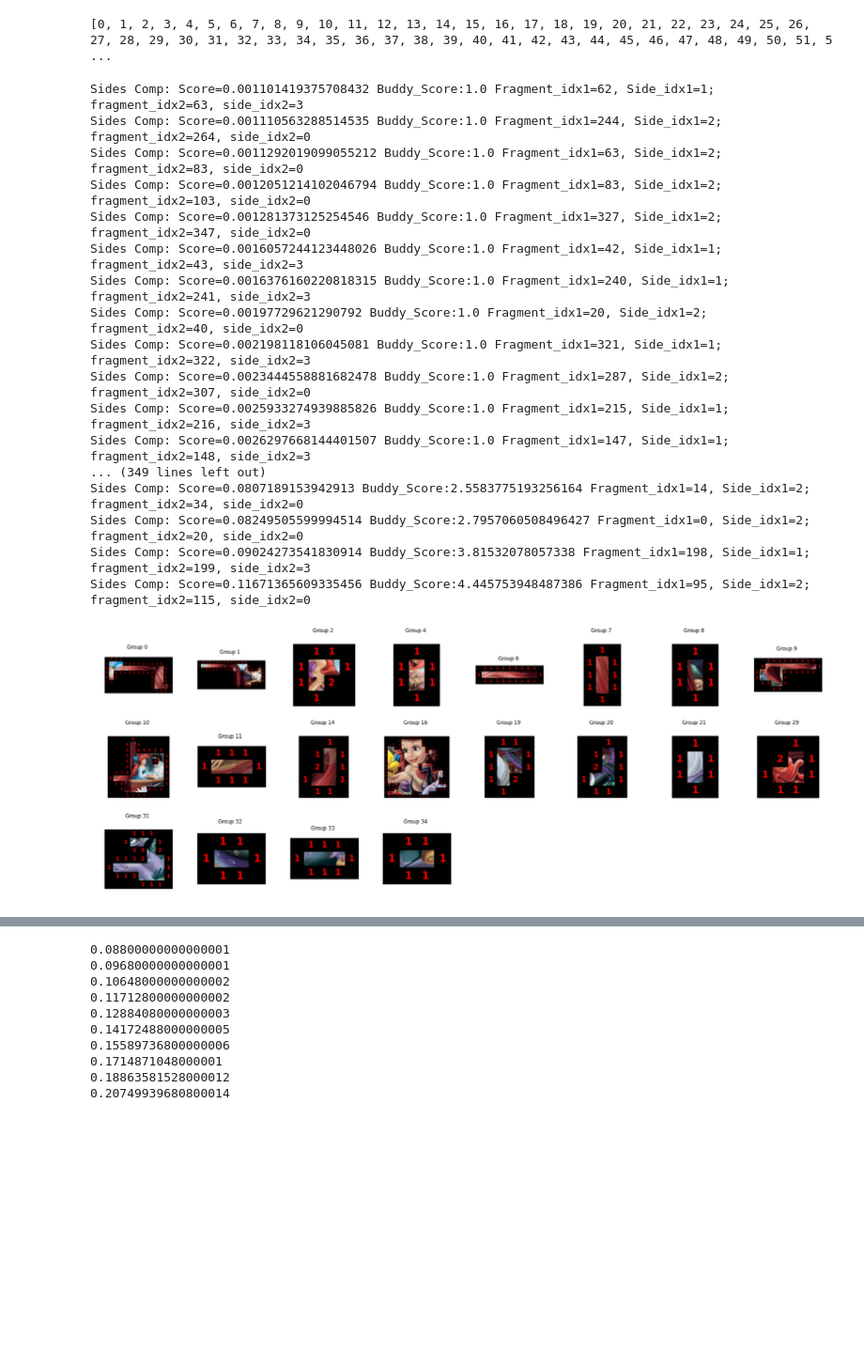
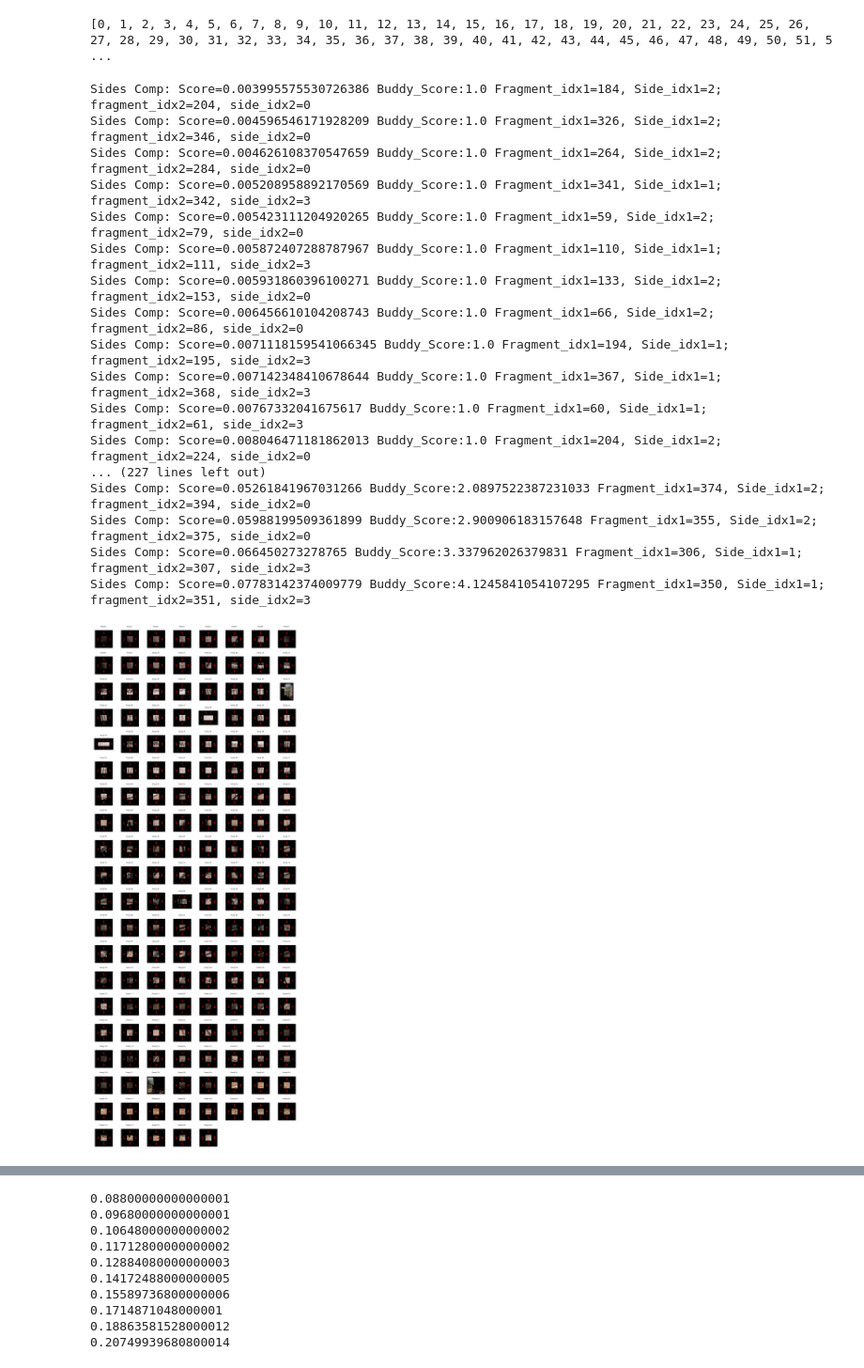
Before and after one commit to ilinca-ana-moraru/PuzzleColorMatching, a Jupyter notebook: pasting.ipynb, the cells around one changed output, grey strips where cells are left out. Shown at 94% size. Saved outputs shown, nothing was run; the diff lists cells and outputs as text; code cells hidden in the pictures; blank space fills up the shorter version.

```diff
--- a/pasting.ipynb
+++ b/pasting.ipynb
@@ -25,7 +25,7 @@ global_values.NN_SCORING = False
 global_values.IMAGE_TH = 0.2
 global_values.GROUP_TH = 0.08
 # %%
-image_path = "disney_puzzle/little_mermaid3.jpg"
+image_path = "testing_images/0166.png"
 output_folder = "fragments"
 
 global_values.COL_NR = 20
@@ -54,9 +54,6 @@ for c in sides_comparisons:
     global_values.SYMMETRIC_COMPARISONS[c.side2.fragment_idx][c.side1.fragment_idx][c.side2.side_idx][c.side1.side_idx] = symmetric_comp
     global_values.SYMMETRIC_COMPARISONS[c.side2.fragment_idx][c.side1.fragment_idx][c.side2.side_idx][c.side1.side_idx].buddy_score = c.buddy_score
     global_values.SYMMETRIC_COMPARISONS[c.side2.fragment_idx][c.side1.fragment_idx][c.side2.side_idx][c.side1.side_idx].prudent_score = c.prudent_score
-
-    if c.buddy_score is None:
-        print("buddy score none")
 # %% [output]
 Rotations by fragment: 0)0.0, 1)0.0, 2)0.0, 3)0.0, 4)0.0, 5)0.0, 6)0.0, 7)0.0, 8)0.0, 9)0.0, 10)0.0, 11)0.0, 12)0.0, 13)0.0, 14)0.0, 15)0.0, 16)0.0, 17)0.0, 18)0.0, 19)0.0, 20)0.0, 21)0.0, 22)0.0, 23) ...
 # %%
@@ -68,6 +65,9 @@ for fr_idx in range(len(fragments)):
     groups.append(new_group)
     fragment_idx_to_group_idx[fr_idx] = fr_idx
 print(fragment_idx_to_group_idx)
+
+global_values.IMAGE_TH = 0.08
+global_values.GROUP_TH = 0.2
 # %% [output]
 [0, 1, 2, 3, 4, 5, 6, 7, 8, 9, 10, 11, 12, 13, 14, 15, 16, 17, 18, 19, 20, 21, 22, 23, 24, 25, 26, 27, 28, 29, 30, 31, 32, 33, 34, 35, 36, 37, 38, 39, 40, 41, 42, 43, 44, 45, 46, 47, 48, 49, 50, 51, 5 ...
 # %%
@@ -127,22 +100,22 @@ def merge_where_obvious(one_image_condition, mean_condition, sorted_sides_compar
 # %%
-groups, fragments, fragment_idx_to_group_idx = merge_where_obvious(prudent_x_buddy_one_image_passing, mean_clasic_score, sorted_sides_comparisons)
+groups, fragments, fragment_idx_to_group_idx = merge_where_obvious(prudent_x_buddy_one_image_passing, no_mean_score, 0.6, 0.015, sorted_sides_comparisons, fragment_idx_to_group_idx, fragments, groups)
 # %% [output]
-Sides Comp: Score=0.001101419375708432 Buddy_Score:1.0 Fragment_idx1=62, Side_idx1=1; fragment_idx2=63, side_idx2=3
-Sides Comp: Score=0.001110563288514535 Buddy_Score:1.0 Fragment_idx1=244, Side_idx1=2; fragment_idx2=264, side_idx2=0
-Sides Comp: Score=0.0011292019099055212 Buddy_Score:1.0 Fragment_idx1=63, Side_idx1=2; fragment_idx2=83, side_idx2=0
-Sides Comp: Score=0.0012051214102046794 Buddy_Score:1.0 Fragment_idx1=83, Side_idx1=2; fragment_idx2=103, side_idx2=0
-Sides Comp: Score=0.001281373125254546 Buddy_Score:1.0 Fragment_idx1=327, Side_idx1=2; fragment_idx2=347, side_idx2=0
-Sides Comp: Score=0.0016057244123448026 Buddy_Score:1.0 Fragment_idx1=42, Side_idx1=1; fragment_idx2=43, side_idx2=3
-Sides Comp: Score=0.0016376160220818315 Buddy_Score:1.0 Fragment_idx1=240, Side_idx1=1; fragment_idx2=241, side_idx2=3
-Sides Comp: Score=0.00197729621290792 Buddy_Score:1.0 Fragment_idx1=20, Side_idx1=2; fragment_idx2=40, side_idx2=0
-Sides Comp: Score=0.002198118106045081 Buddy_Score:1.0 Fragment_idx1=321, Side_idx1=1; fragment_idx2=322, side_idx2=3
-Sides Comp: Score=0.0023444558881682478 Buddy_Score:1.0 Fragment_idx1=287, Side_idx1=2; fragment_idx2=307, side_idx2=0
-Sides Comp: Score=0.0025933274939885826 Buddy_Score:1.0 Fragment_idx1=215, Side_idx1=1; fragment_idx2=216, side_idx2=3
-Sides Comp: Score=0.0026297668144401507 Buddy_Score:1.0 Fragment_idx1=147, Side_idx1=1; fragment_idx2=148, side_idx2=3
-... (349 lines left out)
-Sides Comp: Score=0.0807189153942913 Buddy_Score:2.5583775193256164 Fragment_idx1=14, Side_idx1=2; fragment_idx2=34, side_idx2=0
-Sides Comp: Score=0.08249505599994514 Buddy_Score:2.7957060508496427 Fragment_idx1=0, Side_idx1=2; fragment_idx2=20, side_idx2=0
-Sides Comp: Score=0.09024273541830914 Buddy_Score:3.81532078057338 Fragment_idx1=198, Side_idx1=1; fragment_idx2=199, side_idx2=3
-Sides Comp: Score=0.11671365609335456 Buddy_Score:4.445753948487386 Fragment_idx1=95, Side_idx1=2; fragment_idx2=115, side_idx2=0
+Sides Comp: Score=0.003995575530726386 Buddy_Score:1.0 Fragment_idx1=184, Side_idx1=2; fragment_idx2=204, side_idx2=0
+Sides Comp: Score=0.004596546171928209 Buddy_Score:1.0 Fragment_idx1=326, Side_idx1=2; fragment_idx2=346, side_idx2=0
+Sides Comp: Score=0.004626108370547659 Buddy_Score:1.0 Fragment_idx1=264, Side_idx1=2; fragment_idx2=284, side_idx2=0
+Sides Comp: Score=0.005208958892170569 Buddy_Score:1.0 Fragment_idx1=341, Side_idx1=1; fragment_idx2=342, side_idx2=3
+Sides Comp: Score=0.005423111204920265 Buddy_Score:1.0 Fragment_idx1=59, Side_idx1=2; fragment_idx2=79, side_idx2=0
+Sides Comp: Score=0.005872407288787967 Buddy_Score:1.0 Fragment_idx1=110, Side_idx1=1; fragment_idx2=111, side_idx2=3
+Sides Comp: Score=0.005931860396100271 Buddy_Score:1.0 Fragment_idx1=133, Side_idx1=2; fragment_idx2=153, side_idx2=0
+Sides Comp: Score=0.006456610104208743 Buddy_Score:1.0 Fragment_idx1=66, Side_idx1=2; fragment_idx2=86, side_idx2=0
+Sides Comp: Score=0.0071118159541066345 Buddy_Score:1.0 Fragment_idx1=194, Side_idx1=1; fragment_idx2=195, side_idx2=3
+Sides Comp: Score=0.007142348410678644 Buddy_Score:1.0 Fragment_idx1=367, Side_idx1=1; fragment_idx2=368, side_idx2=3
+Sides Comp: Score=0.00767332041675617 Buddy_Score:1.0 Fragment_idx1=60, Side_idx1=1; fragment_idx2=61, side_idx2=3
+Sides Comp: Score=0.008046471181862013 Buddy_Score:1.0 Fragment_idx1=204, Side_idx1=2; fragment_idx2=224, side_idx2=0
+... (227 lines left out)
+Sides Comp: Score=0.05261841967031266 Buddy_Score:2.0897522387231033 Fragment_idx1=374, Side_idx1=2; fragment_idx2=394, side_idx2=0
+Sides Comp: Score=0.05988199509361899 Buddy_Score:2.900906183157648 Fragment_idx1=355, Side_idx1=2; fragment_idx2=375, side_idx2=0
+Sides Comp: Score=0.066450273278765 Buddy_Score:3.337962026379831 Fragment_idx1=306, Side_idx1=1; fragment_idx2=307, side_idx2=3
+Sides Comp: Score=0.07783142374009779 Buddy_Score:4.1245841054107295 Fragment_idx1=350, Side_idx1=1; fragment_idx2=351, side_idx2=3
-[figure, old version]
+[figure, new version]
 # %%
```
Also changed, not shown: parts of 5 cells of this notebook, 4 other files.
